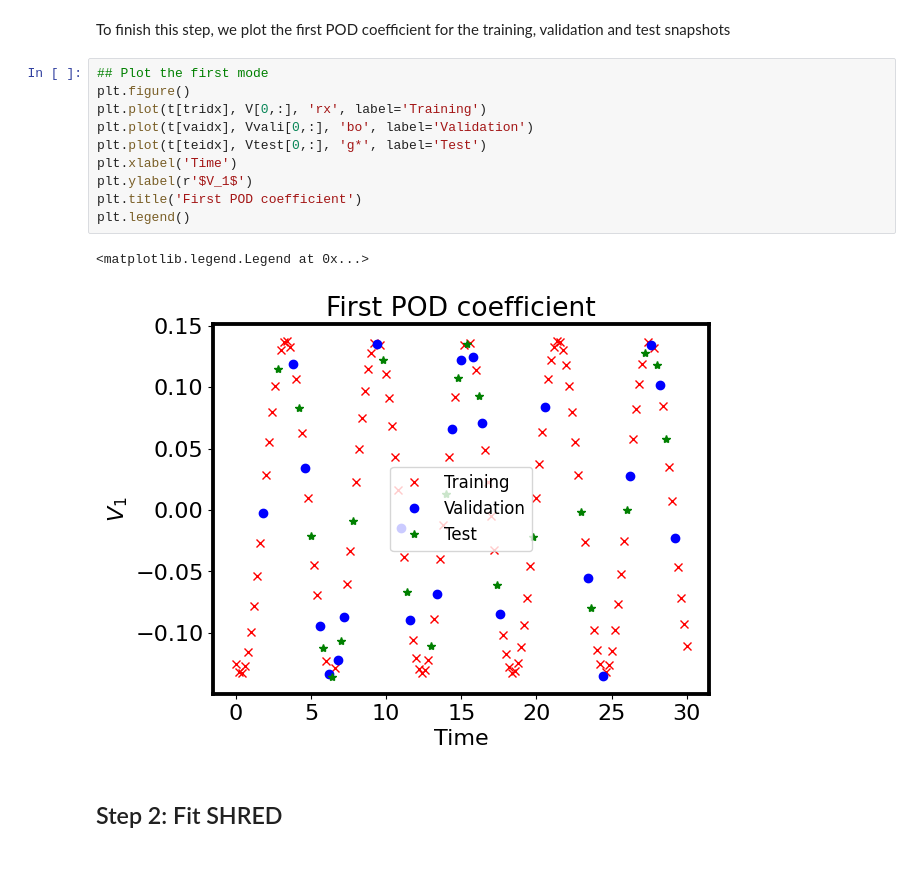
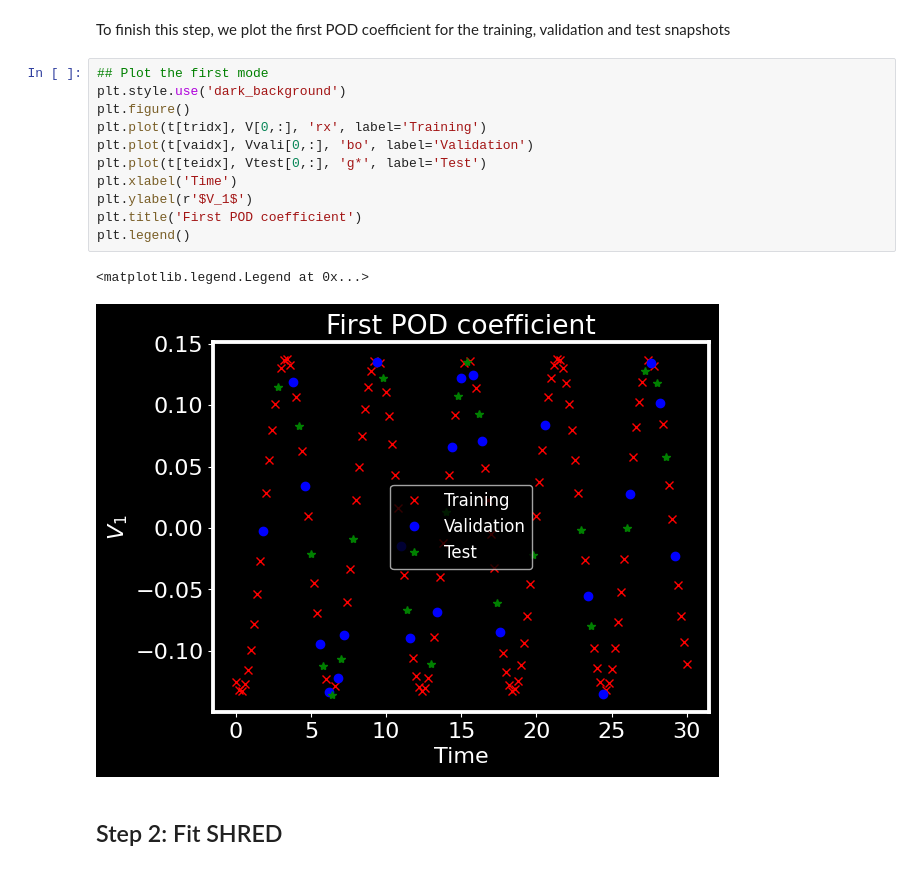
Before and after one commit to ArnauMiro/pyLowOrder, a Jupyter notebook: docs/source/notebook_examples/NN/SHRED/step_01_SVD_and_sensor_cylinder.ipynb, the cells around one changed output. Drawn from its saved outputs; the diff is of its cells as text.

```diff
--- a/docs/source/notebook_examples/NN/SHRED/step_01_SVD_and_sensor_cylinder.ipynb
+++ b/docs/source/notebook_examples/NN/SHRED/step_01_SVD_and_sensor_cylinder.ipynb
@@ -82,17 +82,18 @@ pyLOM.POD.save('POD_test_%s.h5'%VARIABLE,None,None,Vtest,d.partition_table,nvars
 To finish this step, we plot the first POD coefficient for the training, validation and test snapshots
 # %%
 ## Plot the first mode
+plt.style.use('dark_background')
 plt.figure()
 plt.plot(t[tridx], V[0,:], 'rx', label='Training')
 plt.plot(t[vaidx], Vvali[0,:], 'bo', label='Validation')
 plt.plot(t[teidx], Vtest[0,:], 'g*', label='Test')
 plt.xlabel('Time')
 plt.ylabel(r'$V_1$')
 plt.title('First POD coefficient')
 plt.legend()
 # %% [output]
 <matplotlib.legend.Legend at 0x...>
-[figure, old version]
+[figure, new version]
 # %% [markdown]
 ## Step 2: Fit SHRED
 # %% [markdown]
```
Also changed, not shown: parts of 6 cells of this notebook, 6 other files.
